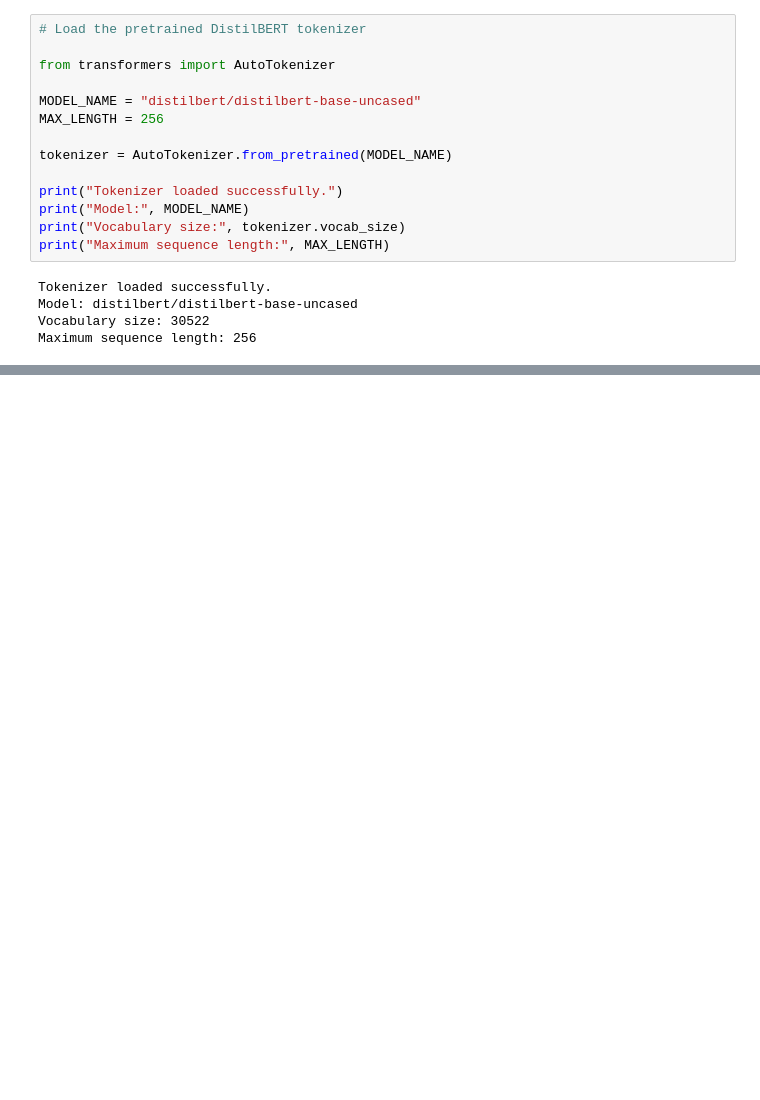
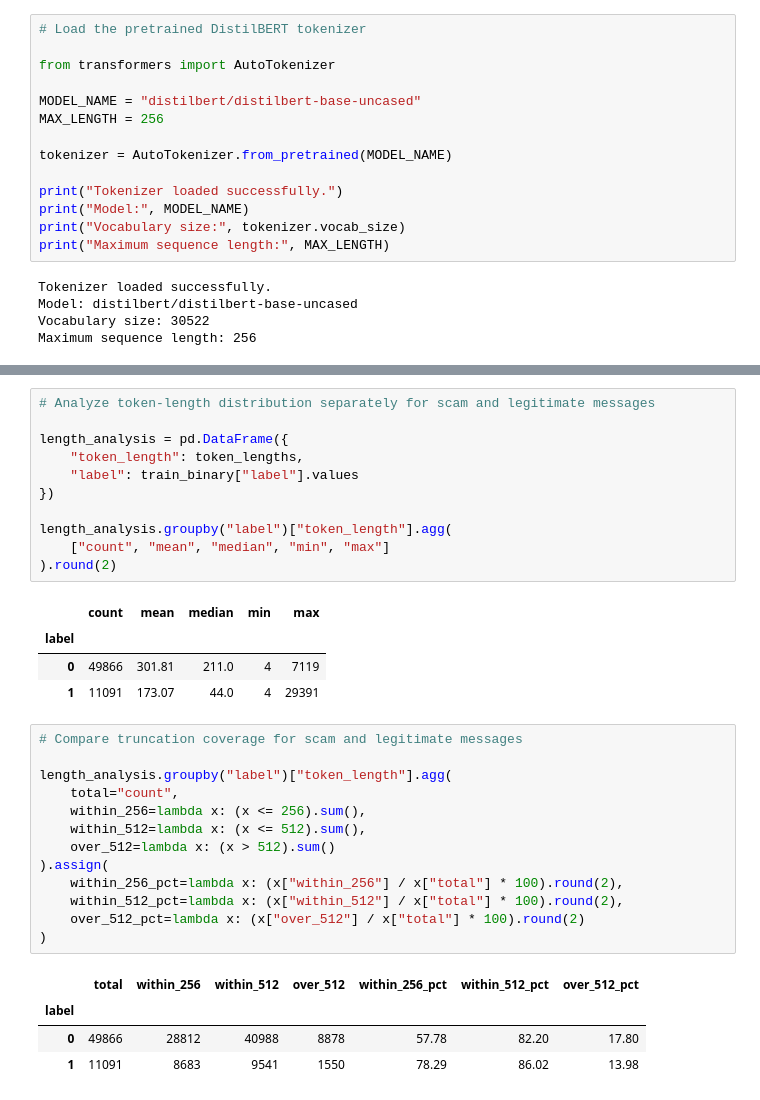
Before and after one commit to Supan-Roy/financial-scam-analysis, a Jupyter notebook: notebooks/06_transformer_based_modeling.ipynb, the cells around one changed output, grey strips where cells are left out. Cells and saved outputs as stored; diff of their text form; blank space fills up the shorter version.

```diff
--- a/notebooks/06_transformer_based_modeling.ipynb
+++ b/notebooks/06_transformer_based_modeling.ipynb
@@ -350,0 +424,34 @@ Maximum sequence length: 256
+# %%
+# Analyze token-length distribution separately for scam and legitimate messages
+
+length_analysis = pd.DataFrame({
+    "token_length": token_lengths,
+    "label": train_binary["label"].values
+})
+
+length_analysis.groupby("label")["token_length"].agg(
+    ["count", "mean", "median", "min", "max"]
+).round(2)
+# %% [output]
+|  | count | mean | median | min | max |
+| label |  |  |  |  |  |
+| 0 | 49866 | 301.81 | 211.0 | 4 | 7119 |
+| 1 | 11091 | 173.07 | 44.0 | 4 | 29391 |
+# %%
+# Compare truncation coverage for scam and legitimate messages
+
+length_analysis.groupby("label")["token_length"].agg(
+    total="count",
+    within_256=lambda x: (x <= 256).sum(),
+    within_512=lambda x: (x <= 512).sum(),
+    over_512=lambda x: (x > 512).sum()
+).assign(
+    within_256_pct=lambda x: (x["within_256"] / x["total"] * 100).round(2),
+    within_512_pct=lambda x: (x["within_512"] / x["total"] * 100).round(2),
+    over_512_pct=lambda x: (x["over_512"] / x["total"] * 100).round(2)
+)
+# %% [output]
+|  | total | within_256 | within_512 | over_512 | within_256_pct | within_512_pct | over_512_pct |
+| label |  |  |  |  |  |  |  |
+| 0 | 49866 | 28812 | 40988 | 8878 | 57.78 | 82.20 | 17.80 |
+| 1 | 11091 | 8683 | 9541 | 1550 | 78.29 | 86.02 | 13.98 |
```
Also changed, not shown: parts of 14 cells of this notebook.
